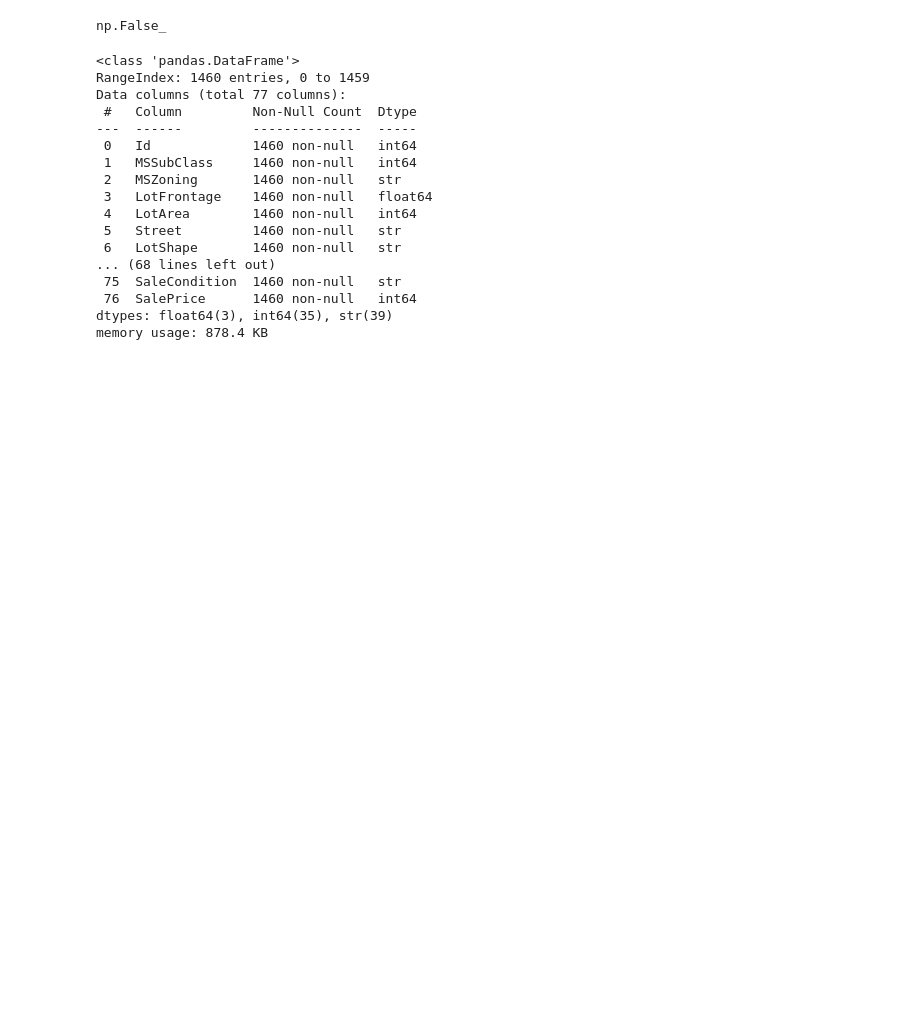
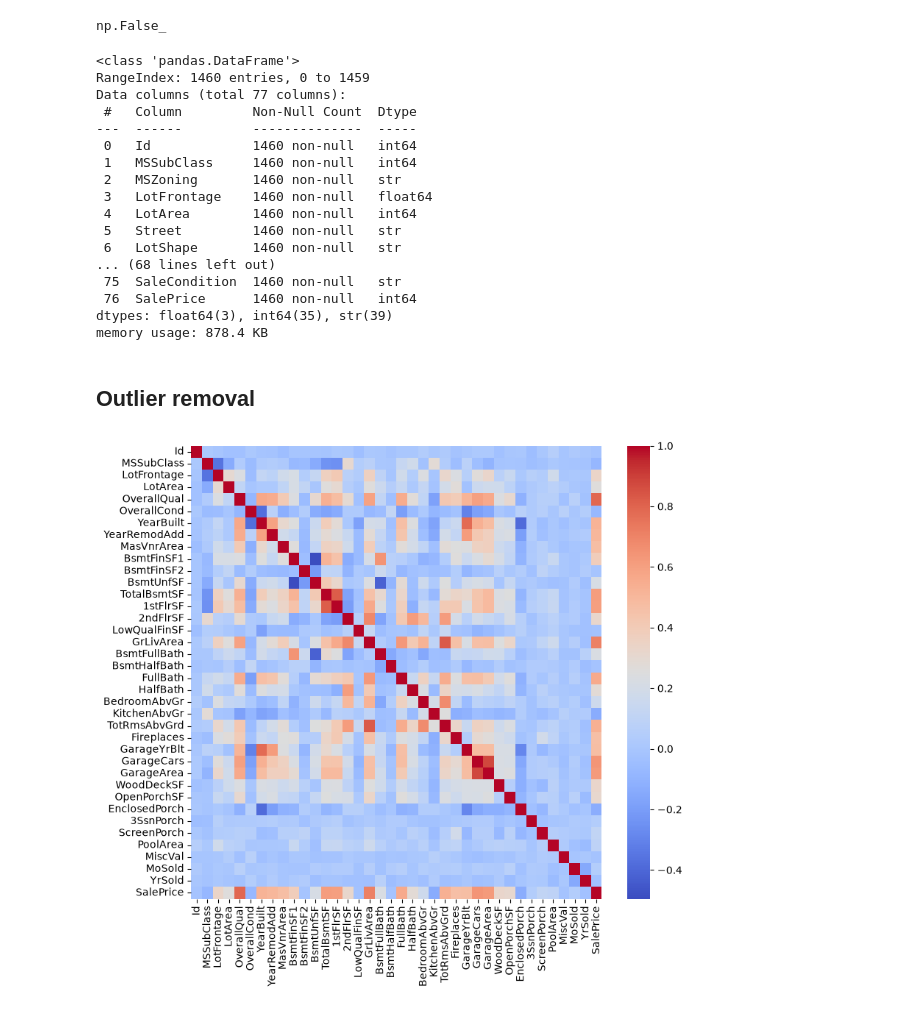
Before and after one commit to Sumant1708/advance-regression, a Jupyter notebook: notebooks/exp1.ipynb, the cells around one changed output. Drawn from its saved outputs; the diff is of its cells as text; code cells hidden in the pictures; blank space fills up the shorter version.

```diff
--- a/notebooks/exp1.ipynb
+++ b/notebooks/exp1.ipynb
@@ -344,5 +346,5 @@ sns.boxplot( y = 'LotFrontage', data= train_df)
 <Axes: ylabel='LotFrontage'>
 [figure]
 # %%
-train_df['LotFrontage'] = train_df['LotFrontage'].fillna(train_df['LotFrontage'].median())
+df['LotFrontage'] = df['LotFrontage'].fillna(df['LotFrontage'].median())
 # %%
@@ -371,5 +373,5 @@ train_df['FireplaceQu']
 1459    NaN
 Name: FireplaceQu, Length: 1460, dtype: str
 # %%
-train_df['FireplaceQu'] = train_df['FireplaceQu'].fillna('None')
+df['FireplaceQu'] = df['FireplaceQu'].fillna('None')
 # %%
@@ -398,5 +400,5 @@ train_df['MasVnrType']
 1459        NaN
 Name: MasVnrType, Length: 1460, dtype: str
 # %%
-train_df['MasVnrType'] = train_df['MasVnrType'].fillna('None')
+df['MasVnrType'] = df['MasVnrType'].fillna('None')
 # %%
@@ -410,5 +412,5 @@ Passing `palette` without assigning `hue` is deprecated and will be removed in v
 <Axes: xlabel='None', ylabel='None'>
 [figure]
 # %%
-train_df = train_df.drop(['Fence', 'Alley', 'MiscFeature', 'PoolQC'], axis = 1)
+df = df.drop(['Fence', 'Alley', 'MiscFeature', 'PoolQC'], axis = 1)
 # %%
@@ -440,3 +442,12 @@ Data columns (total 77 columns):
  76  SalePrice      1460 non-null   int64
 dtypes: float64(3), int64(35), str(39)
 memory usage: 878.4 KB
+# %% [markdown]
+## Outlier removal
+# %%
+corr = df.corr(numeric_only= True)
+plt.figure(figsize = (9,8))
+sns.heatmap(corr, annot = False, cmap='coolwarm')
+plt.show()
+# %% [output]
+[figure, added]
```
Also changed, not shown: parts of 65 cells of this notebook.
